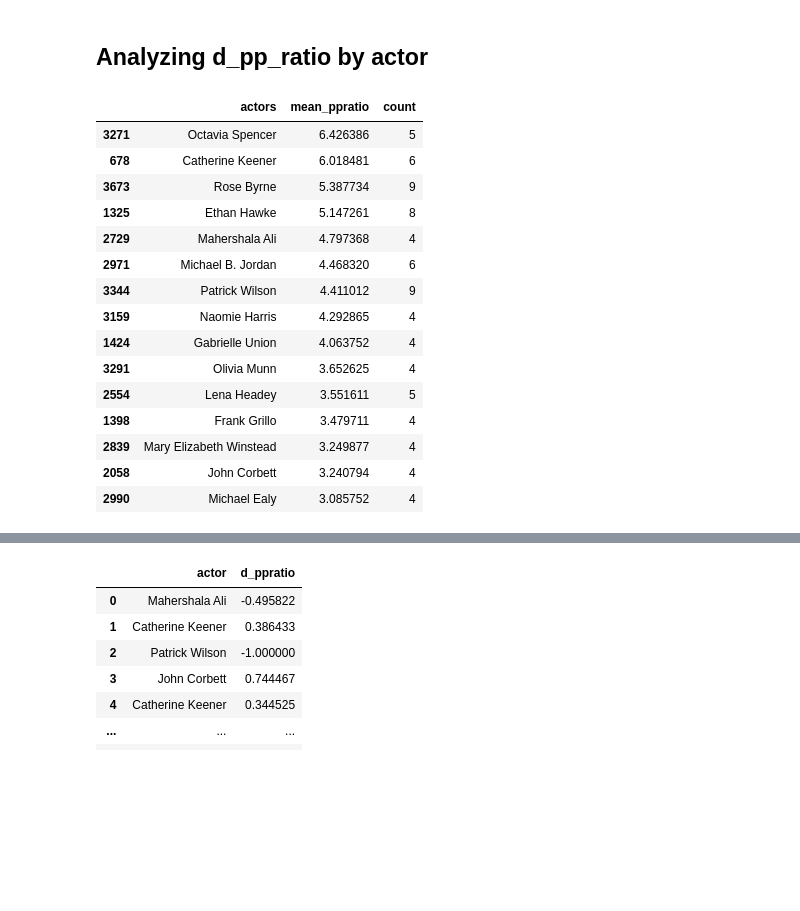
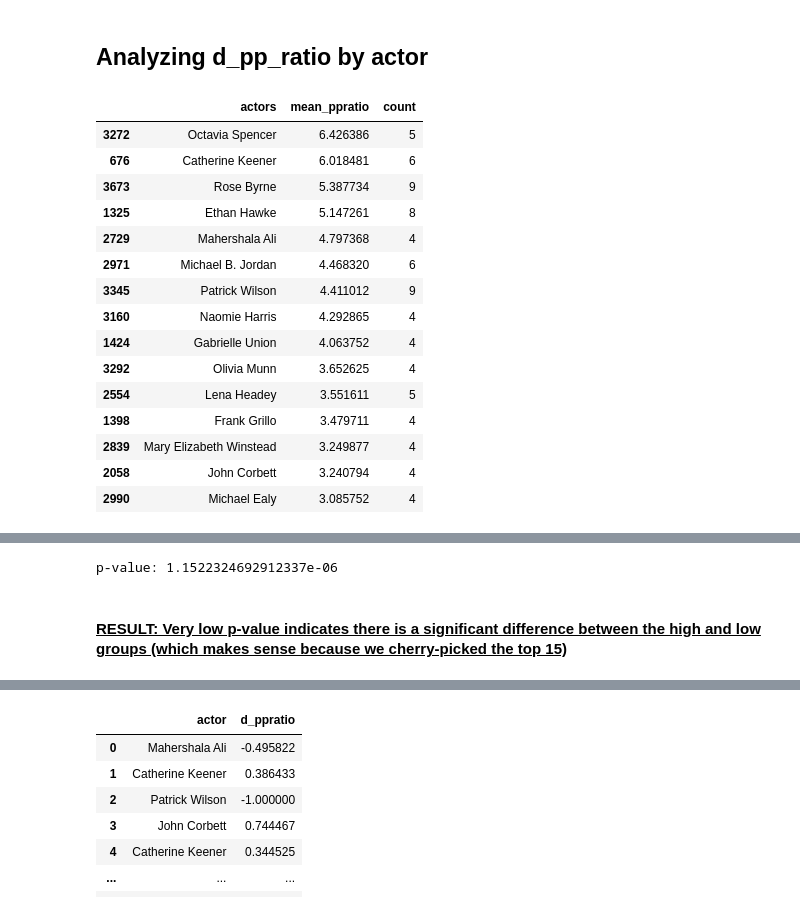
Before and after one commit to dman01337/Movies_EDA, a Jupyter notebook: directors_writers_actors.ipynb, the cells around one changed output, grey strips where cells are left out. Drawn from its saved outputs; the diff is of its cells as text; code cells hidden in the pictures; blank space fills up the shorter version.

```diff
--- a/directors_writers_actors.ipynb
+++ b/directors_writers_actors.ipynb
@@ -98,6 +47,0 @@ Data columns (total 14 columns):
-# %%
-# top 15 directors by mean d_ppratio with at least 3 films
-grouped = films.groupby('director')['d_ppratio'].agg(['mean', 'count'])
-target_directors = grouped[grouped['count'] > 3].sort_values(by='mean', ascending=False).head(15).index
-films['hi_ppratio_dir'] = films['director'].isin(target_directors)
-films_dir = films
@@ -354,32 +421,33 @@ plt.show();
 # %%
 films_actors = films[films['actors'].notna()]
 df_exploded = films_actors.assign(actors=films_actors['actors'].str.split(',')).explode('actors')
 
 # Step 2: Strip whitespace from the writer names
 df_exploded['actors'] = df_exploded['actors'].str.strip(" '\"[]")
+df_exploded['actors'] = df_exploded['actors'].str.title()
 
 # Step 3: Group by the writer names and calculate the mean of 'y'
 actors = df_exploded.groupby('actors').agg(
     mean_ppratio=('d_ppratio', 'mean'),
     count=('d_ppratio', 'size')
 ).reset_index()
 
 # The result is a DataFrame with the mean 'y' for each writer
 actors = actors[actors['count'] > 3]
 actors = actors.sort_values(by='mean_ppratio', ascending=False).head(15)
 actors
 # %% [output]
 |  | actors | mean_ppratio | count |
-| 3271 | Octavia Spencer | 6.426386 | 5 |
-| 678 | Catherine Keener | 6.018481 | 6 |
+| 3272 | Octavia Spencer | 6.426386 | 5 |
+| 676 | Catherine Keener | 6.018481 | 6 |
 | 3673 | Rose Byrne | 5.387734 | 9 |
 | 1325 | Ethan Hawke | 5.147261 | 8 |
 | 2729 | Mahershala Ali | 4.797368 | 4 |
 | 2971 | Michael B. Jordan | 4.468320 | 6 |
-| 3344 | Patrick Wilson | 4.411012 | 9 |
-| 3159 | Naomie Harris | 4.292865 | 4 |
+| 3345 | Patrick Wilson | 4.411012 | 9 |
+| 3160 | Naomie Harris | 4.292865 | 4 |
 | 1424 | Gabrielle Union | 4.063752 | 4 |
-| 3291 | Olivia Munn | 3.652625 | 4 |
+| 3292 | Olivia Munn | 3.652625 | 4 |
 | 2554 | Lena Headey | 3.551611 | 5 |
 | 1398 | Frank Grillo | 3.479711 | 4 |
 | 2839 | Mary Elizabeth Winstead | 3.249877 | 4 |
@@ -423,6 +491,11 @@ films_actors['hi_ppratio_actor'] = films_actors['actors'].apply(is_hi_ppratio_ac
 hi_ppratio_actor = films_actors[films_actors['hi_ppratio_actor'] == True]['d_ppratio']
 lo_ppratio_actor = films_actors[films_actors['hi_ppratio_actor'] == False]['d_ppratio']
 stat, p = stats.ttest_ind(lo_ppratio_actor, hi_ppratio_actor)
+print(f'p-value: {p}')
+# %% [output]
+p-value: 1.1522324692912337e-06
+# %% [markdown]
+#### <u> RESULT: Very low p-value indicates there is a significant difference between the high and low groups (which makes sense because we cherry-picked the top 15)
 # %%
 desc_hi = sm.stats.DescrStatsW(hi_ppratio_actor)
 desc_lo = sm.stats.DescrStatsW(lo_ppratio_actor)
```
Also changed, not shown: parts of 63 cells of this notebook, 11 other files.
